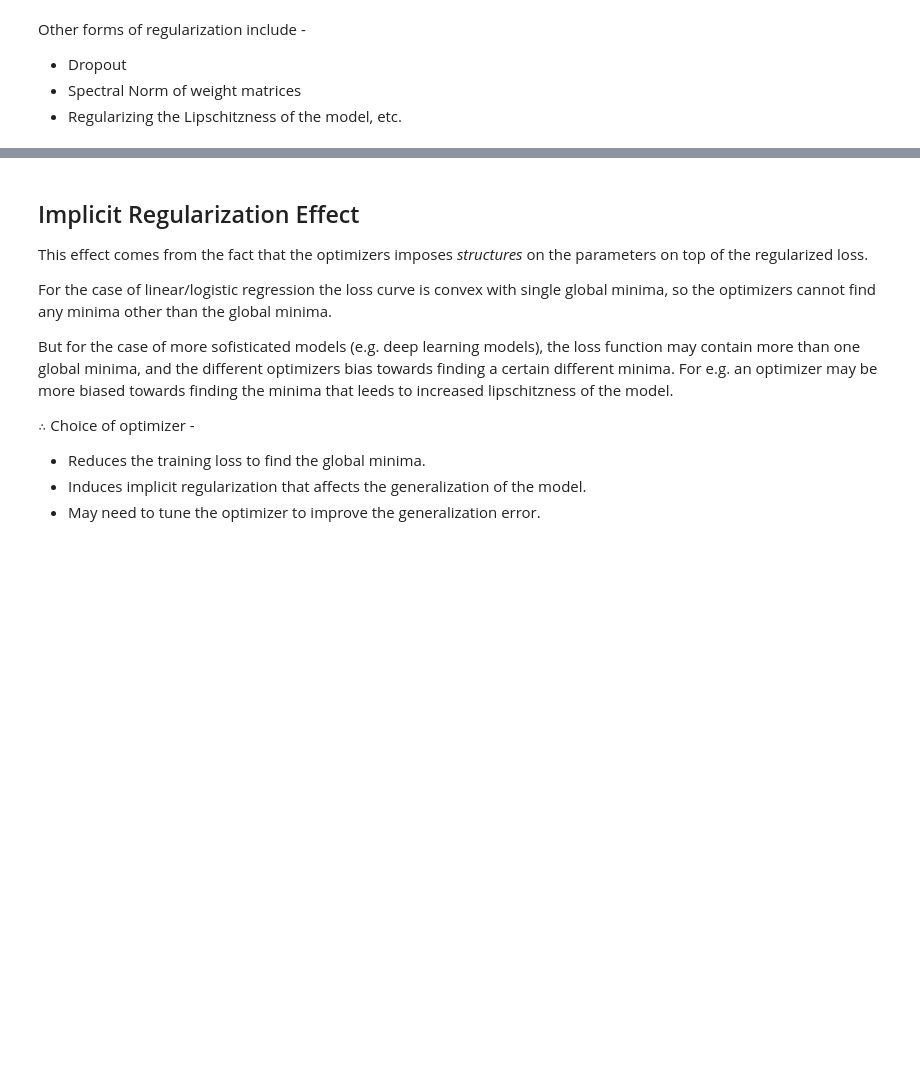
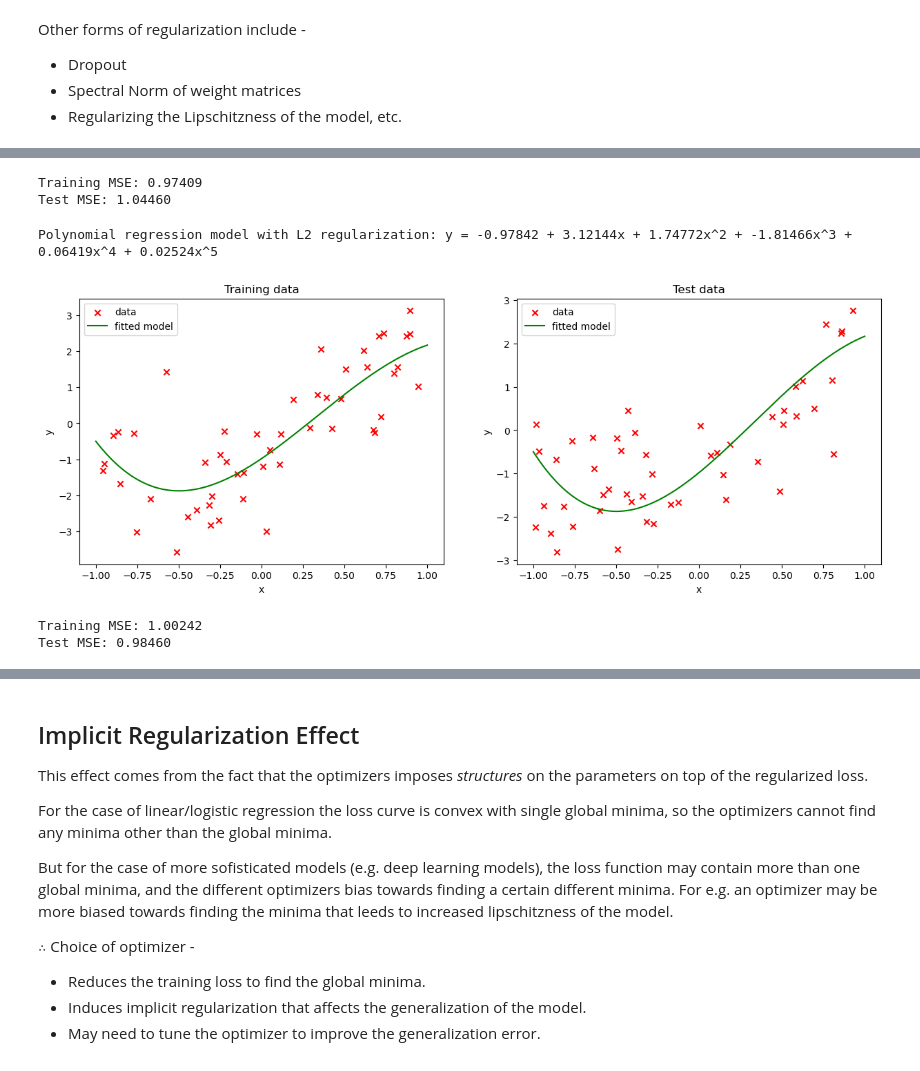
Before and after one commit to AshishSinha5/course_notes, a Jupyter notebook: cs229/chapter_9.ipynb, the cells around one changed output, grey strips where cells are left out. Drawn from its saved outputs; the diff is of its cells as text; code cells hidden in the pictures; blank space fills up the shorter version.

```diff
--- a/cs229/chapter_9.ipynb
+++ b/cs229/chapter_9.ipynb
@@ -84,0 +158,58 @@ Other forms of regularization include -
+# %%
+# claculate the mean squared error for the training and test data
+from sklearn.metrics import mean_squared_error
+
+train_mse = mean_squared_error(train_y, model.predict(poly.transform(train_x)))
+test_mse = mean_squared_error(test_y, model.predict(poly.transform(test_x)))
+
+print('Training MSE: {:.5f}'.format(train_mse))
+print('Test MSE: {:.5f}'.format(test_mse))
+# %% [output]
+Training MSE: 0.97409
+Test MSE: 1.04460
+# %%
+# fit a polynotmial regression model with L2 regularization
+from sklearn.linear_model import Ridge
+
+reg_model = Ridge(alpha = 0.1)
+reg_model.fit(train_x_poly, train_y)
+
+print('Polynomial regression model with L2 regularization: y = {:.5f} + {:.5f}x + {:.5f}x^2 + {:.5f}x^3 + {:.5f}x^4 + {:.5f}x^5'.format(reg_model.intercept_[0], reg_model.coef_[0][1], reg_model.coef_[0][2], reg_model.coef_[0][3], reg_model.coef_[0][4], reg_model.coef_[0][5]))
+
+
+# plot the fitted model
+fig, ax = plt.subplots(1, 2, figsize = (15, 5))
+ax[0].scatter(train_x, train_y, marker = 'x', color = 'r', label = 'data')
+ax[0].plot(np.linspace(MIN_X, MAX_X, 1000), reg_model.predict(poly.transform(np.linspace(MIN_X, MAX_X, 1000).reshape(-1, 1))), color = 'g', label = 'fitted model')
+
+ax[0].set_title('Training data')
+ax[0].set_xlabel('x')
+ax[0].set_ylabel('y')
+ax[0].legend()
+
+ax[1].scatter(test_x, test_y, marker = 'x', color = 'r', label = 'data')
+ax[1].plot(np.linspace(MIN_X, MAX_X, 1000), reg_model.predict(poly.transform(np.linspace(MIN_X, MAX_X, 1000).reshape(-1, 1))), color = 'g', label = 'fitted model')
+
+ax[1].set_title('Test data')
+ax[1].set_xlabel('x')
+ax[1].set_ylabel('y')
+ax[1].legend()
+
+plt.show()
+# %% [output]
+Polynomial regression model with L2 regularization: y = -0.97842 + 3.12144x + 1.74772x^2 + -1.81466x^3 + 0.06419x^4 + 0.02524x^5
+[figure, added]
+# %%
+# claculate the mean squared error for the training and test data
+from sklearn.metrics import mean_squared_error
+
+from sklearn.metrics import mean_squared_error
+
+train_mse = mean_squared_error(train_y, reg_model.predict(poly.transform(train_x)))
+test_mse = mean_squared_error(test_y, reg_model.predict(poly.transform(test_x)))
+
+print('Training MSE: {:.5f}'.format(train_mse))
+print('Test MSE: {:.5f}'.format(test_mse))
+# %% [output]
+Training MSE: 1.00242
+Test MSE: 0.98460
```
Also changed, not shown: parts of 6 cells of this notebook.
